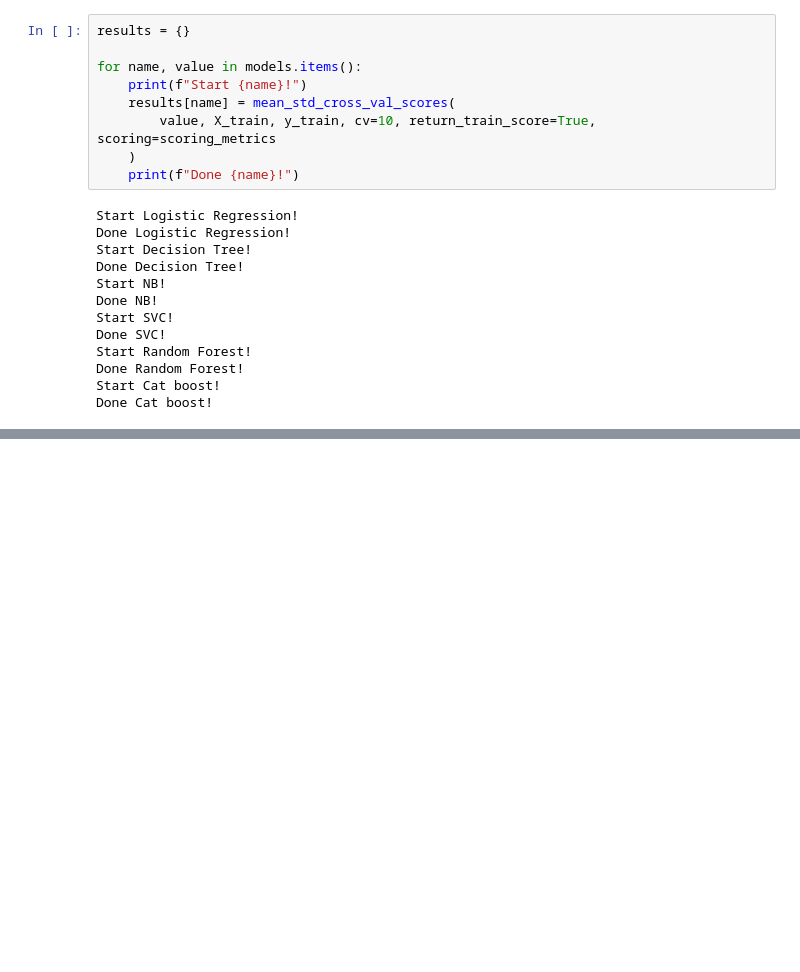
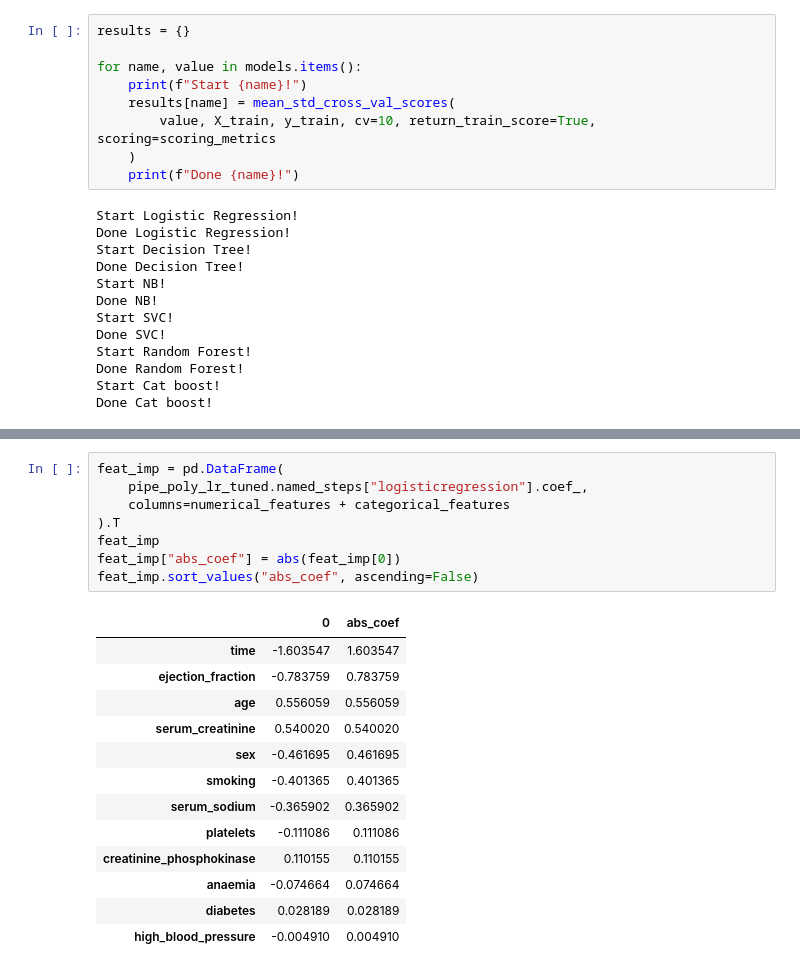
Before and after one commit to utkarshsaboo45/Heart-Failure, a Jupyter notebook: notebooks/model.ipynb, the cells around one changed output, grey strips where cells are left out. Drawn from its saved outputs; the diff is of its cells as text; blank space fills up the shorter version.

```diff
--- a/notebooks/model.ipynb
+++ b/notebooks/model.ipynb
@@ -320,0 +482,22 @@ pd.DataFrame(results)
+# %%
+feat_imp = pd.DataFrame(
+    pipe_poly_lr_tuned.named_steps["logisticregression"].coef_,
+    columns=numerical_features + categorical_features
+).T
+feat_imp
+feat_imp["abs_coef"] = abs(feat_imp[0])
+feat_imp.sort_values("abs_coef", ascending=False)
+# %% [output]
+|  | 0 | abs_coef |
+| time | -1.603547 | 1.603547 |
+| ejection_fraction | -0.783759 | 0.783759 |
+| age | 0.556059 | 0.556059 |
+| serum_creatinine | 0.540020 | 0.540020 |
+| sex | -0.461695 | 0.461695 |
+| smoking | -0.401365 | 0.401365 |
+| serum_sodium | -0.365902 | 0.365902 |
+| platelets | -0.111086 | 0.111086 |
+| creatinine_phosphokinase | 0.110155 | 0.110155 |
+| anaemia | -0.074664 | 0.074664 |
+| diabetes | 0.028189 | 0.028189 |
+| high_blood_pressure | -0.004910 | 0.004910 |
```
Also changed, not shown: parts of 13 cells of this notebook.
